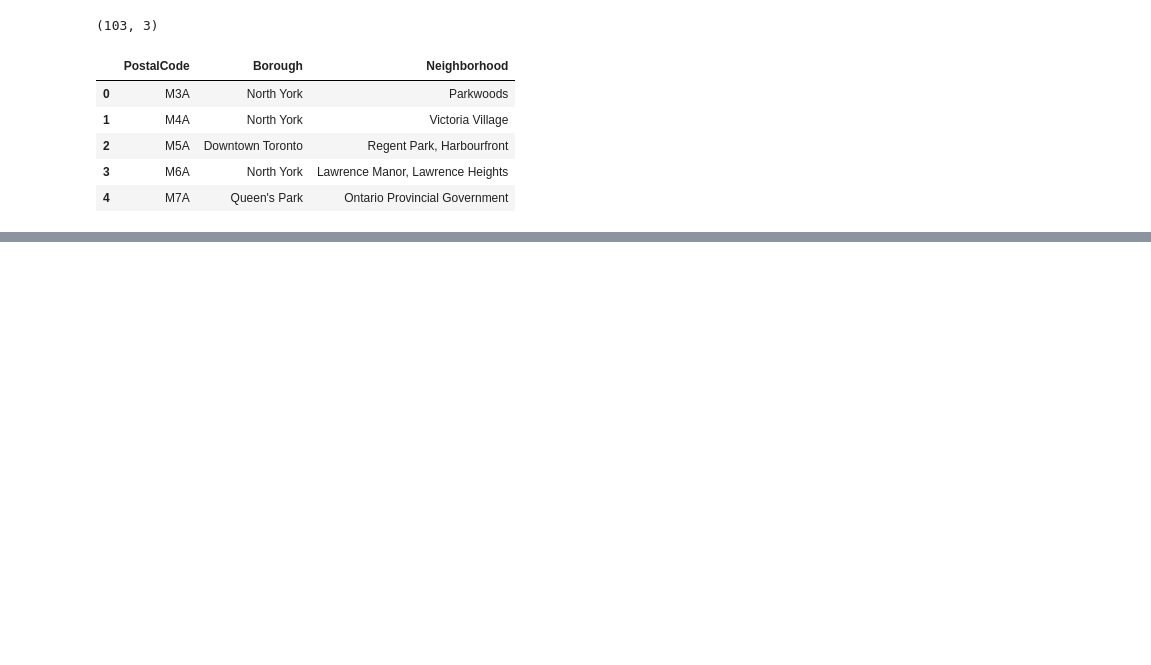
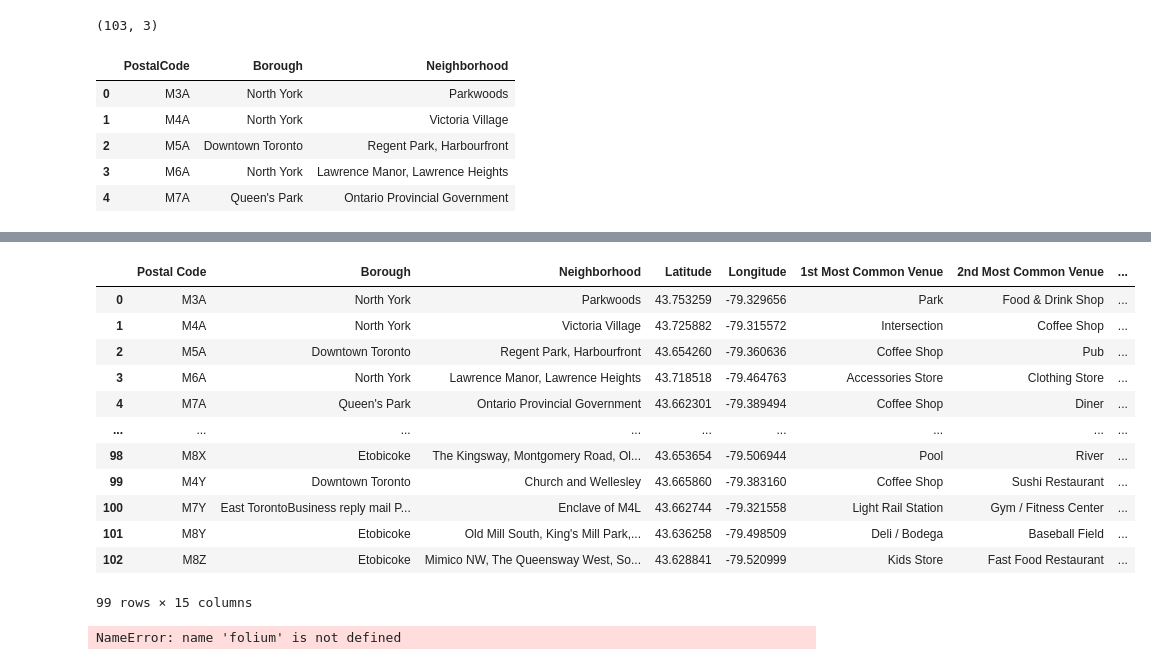
Before and after one commit to youssefchokri/clustering, a Jupyter notebook: toronto hoods.ipynb, the cells around one changed output, grey strips where cells are left out. Saved outputs shown, nothing was run; the diff lists cells and outputs as text; code cells hidden in the pictures; blank space fills up the shorter version.

```diff
--- a/toronto hoods.ipynb
+++ b/toronto hoods.ipynb
@@ -73,0 +208,7 @@ toronto_data.head()
+# %%
+toronto_onehot = pd.get_dummies(toronto_venues[['Venue Category']], prefix="", prefix_sep="")
+toronto_onehot['Neighborhood'] = toronto_venues['Neighborhood']
+fixed_columns = [toronto_onehot.columns[-1]] + list(toronto_onehot.columns[:-1])
+toronto_onehot = toronto_onehot[fixed_columns]
+
+toronto_onehot.head()
@@ -73,0 +223,28 @@ toronto_data.head()
+# %%
+toronto_grouped = toronto_onehot.groupby('Neighborhood').mean().reset_index()
+# %%
+
+def return_most_common_venues(row, num_top_venues):
+    row_categories = row.iloc[1:]
+    row_categories_sorted = row_categories.sort_values(ascending=False)
+
+    return row_categories_sorted.index.values[0:num_top_venues]
+# %%
+num_top_venues = 10
+
+indicators = ['st', 'nd', 'rd']
+
+columns = ['Neighborhood']
+for ind in np.arange(num_top_venues):
+    try:
+        columns.append('{}{} Most Common Venue'.format(ind+1, indicators[ind]))
+    except:
+        columns.append('{}th Most Common Venue'.format(ind+1))
+
+neighborhoods_venues_sorted = pd.DataFrame(columns=columns)
+neighborhoods_venues_sorted['Neighborhood'] = toronto_grouped['Neighborhood']
+
+for ind in np.arange(toronto_grouped.shape[0]):
+    neighborhoods_venues_sorted.iloc[ind, 1:] = return_most_common_venues(toronto_grouped.iloc[ind, :], num_top_venues)
+
+neighborhoods_venues_sorted.head()
@@ -73,0 +264,21 @@ toronto_data.head()
+# %%
+#neighborhoods_venues_sorted.insert(0, 'ClusterLabel', kmeans.labels_)
+
+toronto_merged = toronto_data
+toronto_merged = toronto_merged.join(neighborhoods_venues_sorted.set_index('Neighborhood'), on='Neighborhood')
+toronto_merged = toronto_merged.dropna()
+toronto_merged
+# %% [output]
+|  | Postal Code | Borough | Neighborhood | Latitude | Longitude | 1st Most Common Venue | 2nd Most Common Venue | ... |
+| 0 | M3A | North York | Parkwoods | 43.753259 | -79.329656 | Park | Food & Drink Shop | ... |
+| 1 | M4A | North York | Victoria Village | 43.725882 | -79.315572 | Intersection | Coffee Shop | ... |
+| 2 | M5A | Downtown Toronto | Regent Park, Harbourfront | 43.654260 | -79.360636 | Coffee Shop | Pub | ... |
+| 3 | M6A | North York | Lawrence Manor, Lawrence Heights | 43.718518 | -79.464763 | Accessories Store | Clothing Store | ... |
+| 4 | M7A | Queen's Park | Ontario Provincial Government | 43.662301 | -79.389494 | Coffee Shop | Diner | ... |
+| ... | ... | ... | ... | ... | ... | ... | ... | ... |
+| 98 | M8X | Etobicoke | The Kingsway, Montgomery Road, Ol... | 43.653654 | -79.506944 | Pool | River | ... |
+| 99 | M4Y | Downtown Toronto | Church and Wellesley | 43.665860 | -79.383160 | Coffee Shop | Sushi Restaurant | ... |
+| 100 | M7Y | East TorontoBusiness reply mail P... | Enclave of M4L | 43.662744 | -79.321558 | Light Rail Station | Gym / Fitness Center | ... |
+| 101 | M8Y | Etobicoke | Old Mill South, King's Mill Park,... | 43.636258 | -79.498509 | Deli / Bodega | Baseball Field | ... |
+| 102 | M8Z | Etobicoke | Mimico NW, The Queensway West, So... | 43.628841 | -79.520999 | Kids Store | Fast Food Restaurant | ... |
+99 rows × 15 columns
@@ -73,0 +292,24 @@ toronto_data.head()
+# %%
+map_clusters = folium.Map(location=[latitude, longitude], zoom_start=11)
+
+x = np.arange(kclusters)
+ys = [i + x + (i*x)**2 for i in range(kclusters)]
+colors_array = cm.rainbow(np.linspace(0, 1, len(ys)))
+rainbow = [colors.rgb2hex(i) for i in colors_array]
+
+# add markers to the map
+markers_colors = []
+for lat, lon, poi, cluster in zip(toronto_merged['Latitude'], toronto_merged['Longitude'], toronto_merged['Neighborhood'], toronto_merged['ClusterLabel']):
+    label = folium.Popup(str(poi) + ' Cluster ' + str(cluster), parse_html=True)
+    folium.CircleMarker(
+        [lat, lon],
+        radius=5,
+        popup=label,
+        color=rainbow[int(cluster)-1],
+        fill=True,
+        fill_color=rainbow[int(cluster)-1],
+        fill_opacity=0.7).add_to(map_clusters)
+
+map_clusters
+# %% [output]
+NameError: name 'folium' is not defined
```
Also changed, not shown: parts of 13 cells of this notebook.
